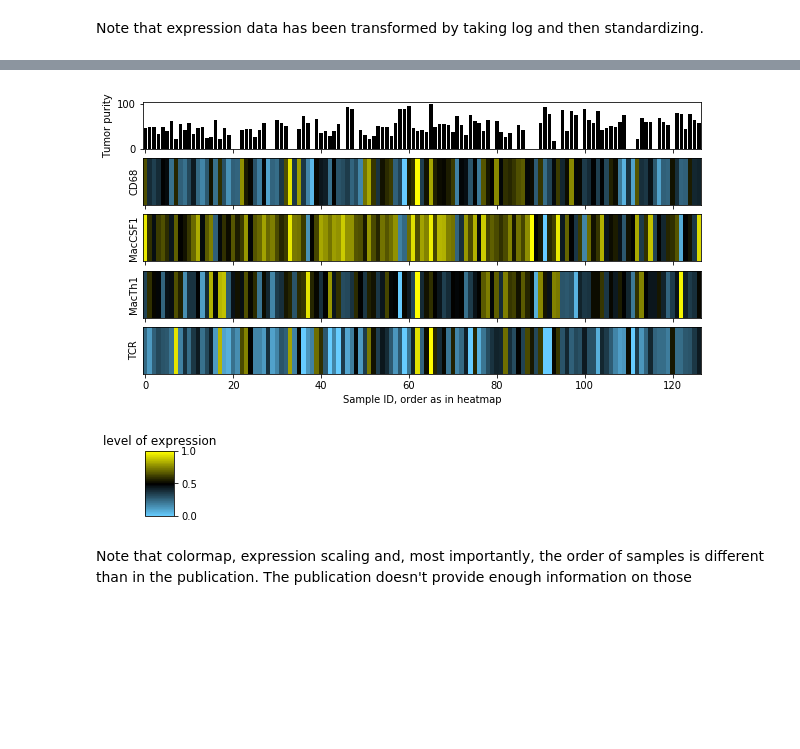
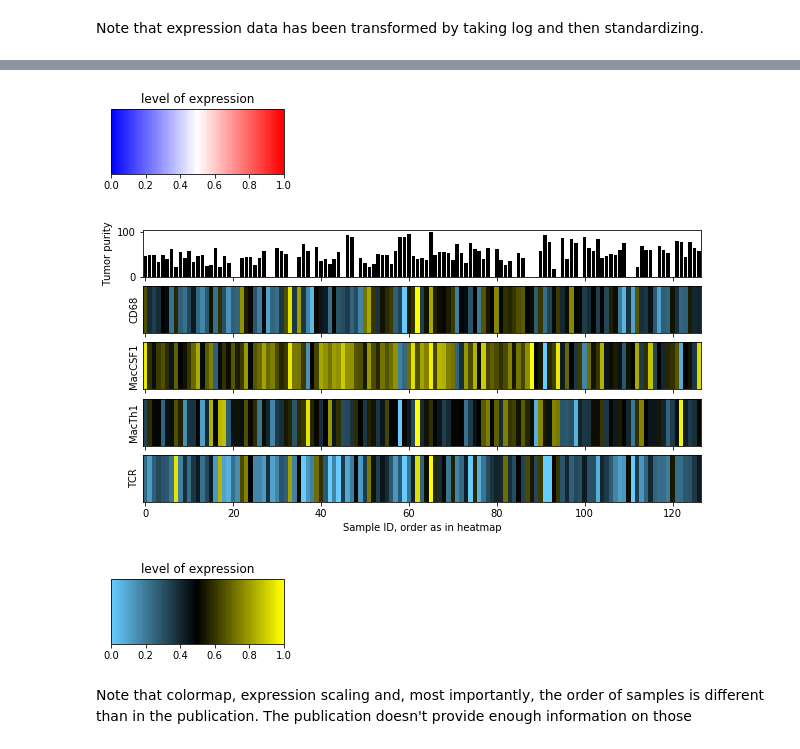
Before and after one commit to arturs68/genomics_project, a Jupyter notebook: 5A.ipynb, the cells around one changed output, grey strips where cells are left out. Saved outputs shown, nothing was run; the diff lists cells and outputs as text; code cells hidden in the pictures; blank space fills up the shorter version.

Commit message:
add colorbar

```diff
--- a/5A.ipynb
+++ b/5A.ipynb
@@ -171,6 +165,20 @@ r_from_pd_expression.to_csvfile("data/ilc_expression_df.csv")
 Note that expression data has been transformed by taking log and then standardizing.
 # %% [markdown]
 <img src="img/heatmap5A.png" alt="5A" width="500"/>
+# %%
+colors = [(0, 0, 1), (1, 1, 1), (1, 0, 0)]
+cm_heatmap = LinearSegmentedColormap.from_list(
+    "mycm", colors, N=100)
+
+a = np.array([[0,1]])
+pl.figure(figsize=(3, 1.5))
+pl.imshow(a, cmap=cm_heatmap)
+pl.gca().set_visible(False)
+cax = pl.axes([0.1, 0.2, 0.8, 0.6])
+pl.colorbar(cax=cax, orientation="horizontal")
+pl.title("level of expression");
+# %% [output]
+[figure, added]
 # %%
 # CD68, MacCSF1, MacTh1, TCR
 expression_levels = np.log(rna_seq_df[ilc_classification_df["Sample ID"]].loc[[968, 1435, 2495, 171558]] + 1)
@@ -178,45 +186,41 @@ expression_levels = expression_levels.fillna(0)
 expression_levels = expression_levels.sub(expression_levels.mean(axis=1), axis=0)
 expression_levels = expression_levels.div(expression_levels.std(axis=1), axis=0)
 # %%
-import matplotlib.pyplot as plt
-import pylab as pl
-from matplotlib.colors import LinearSegmentedColormap
-
 plt.rcParams["figure.figsize"] = 10,5
 colors = [(0.4, 0.8, 1), (0, 0, 0), (1, 1, 0)]
 cm = LinearSegmentedColormap.from_list(
     "mycm", colors, N=100)
 
 x = range(len(ilc_classification_df["TumorPurity"]))
 fig, (ax1,ax2,ax3,ax4,ax5) = plt.subplots(nrows=5, sharex=True)
 
 ax1.bar(x, ilc_classification_df["TumorPurity"] * 100, color=(0,0,0))
 ax1.set_ylabel("Tumor purity")
 ax2.imshow(expression_levels.iloc[0].values.reshape((1, -1)), cmap=cm, aspect="auto")
 ax2.set_yticks([])
 ax2.set_ylabel("CD68")
 ax3.imshow(expression_levels.iloc[1].values.reshape((1, -1)), cmap=cm, aspect="auto")
 ax3.set_yticks([])
 ax3.set_ylabel("MacCSF1")
 ax4.imshow(expression_levels.iloc[2].values.reshape((1, -1)), cmap=cm, aspect="auto")
 ax4.set_yticks([])
 ax4.set_ylabel("MacTh1")
 ax5.imshow(expression_levels.iloc[3].values.reshape((1, -1)), cmap=cm, aspect="auto")
 ax5.set_yticks([])
 ax5.set_ylabel("TCR")
 plt.xlabel("Sample ID, order as in heatmap")
 plt.savefig("img/tumor_purity_expression.png");
 
 a = np.array([[0,1]])
-pl.figure(figsize=(0.5, 1.5))
+pl.figure(figsize=(3, 1.5))
 pl.imshow(a, cmap=cm)
 pl.gca().set_visible(False)
 cax = pl.axes([0.1, 0.2, 0.8, 0.6])
-pl.colorbar(cax=cax)
+pl.colorbar(cax=cax, orientation="horizontal")
 pl.title("level of expression");
 # %% [output]
 [figure]
-[figure, old version]
+[figure, new version]
 # %% [markdown]
 Note that colormap, expression scaling and, most importantly, the order of samples is different than in the publication.
 The publication doesn't provide enough information on those
```
Also changed, not shown: parts of 2 cells of this notebook, 1 other file.
